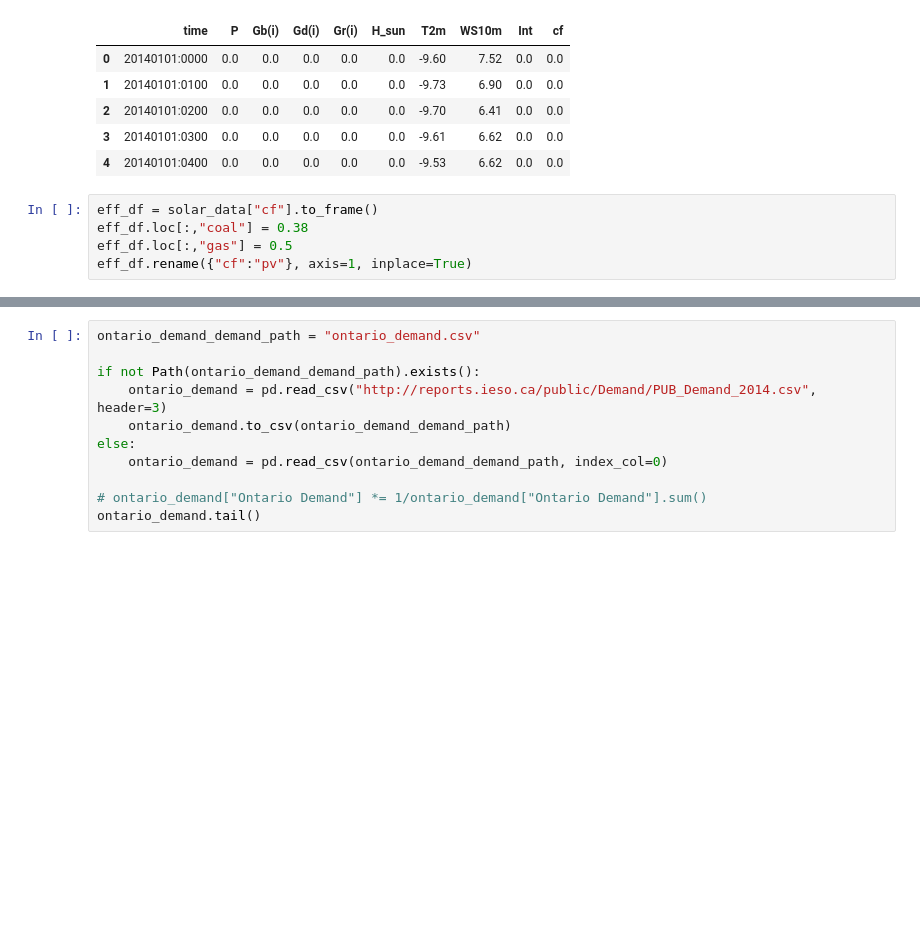
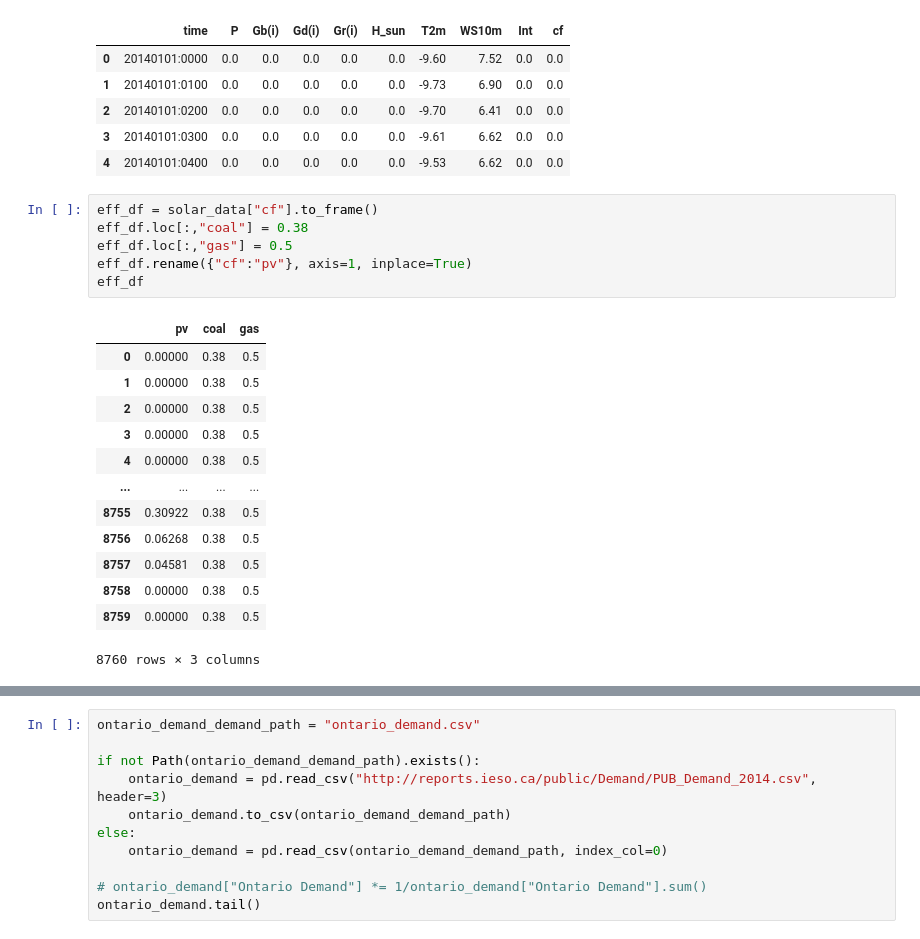
Before and after one commit to david-huck/ontario_esm, a Jupyter notebook: ontario_esm.ipynb, the cells around one changed output, grey strips where cells are left out. Cells and saved outputs as stored; diff of their text form; blank space fills up the shorter version.

```diff
--- a/ontario_esm.ipynb
+++ b/ontario_esm.ipynb
@@ -74,8 +74,23 @@ solar_data.head()
 # %%
 eff_df = solar_data["cf"].to_frame()
 eff_df.loc[:,"coal"] = 0.38
 eff_df.loc[:,"gas"] = 0.5
 eff_df.rename({"cf":"pv"}, axis=1, inplace=True)
+eff_df
+# %% [output]
+|  | pv | coal | gas |
+| 0 | 0.00000 | 0.38 | 0.5 |
+| 1 | 0.00000 | 0.38 | 0.5 |
+| 2 | 0.00000 | 0.38 | 0.5 |
+| 3 | 0.00000 | 0.38 | 0.5 |
+| 4 | 0.00000 | 0.38 | 0.5 |
+| ... | ... | ... | ... |
+| 8755 | 0.30922 | 0.38 | 0.5 |
+| 8756 | 0.06268 | 0.38 | 0.5 |
+| 8757 | 0.04581 | 0.38 | 0.5 |
+| 8758 | 0.00000 | 0.38 | 0.5 |
+| 8759 | 0.00000 | 0.38 | 0.5 |
+8760 rows × 3 columns
 # %%
 eff_df_long = eff_df.melt(ignore_index=False).reset_index().set_index(["variable","index"])
 eff_df_long = eff_df_long.sort_index()
```
Also changed, not shown: parts of 32 cells of this notebook, 2 other files.
